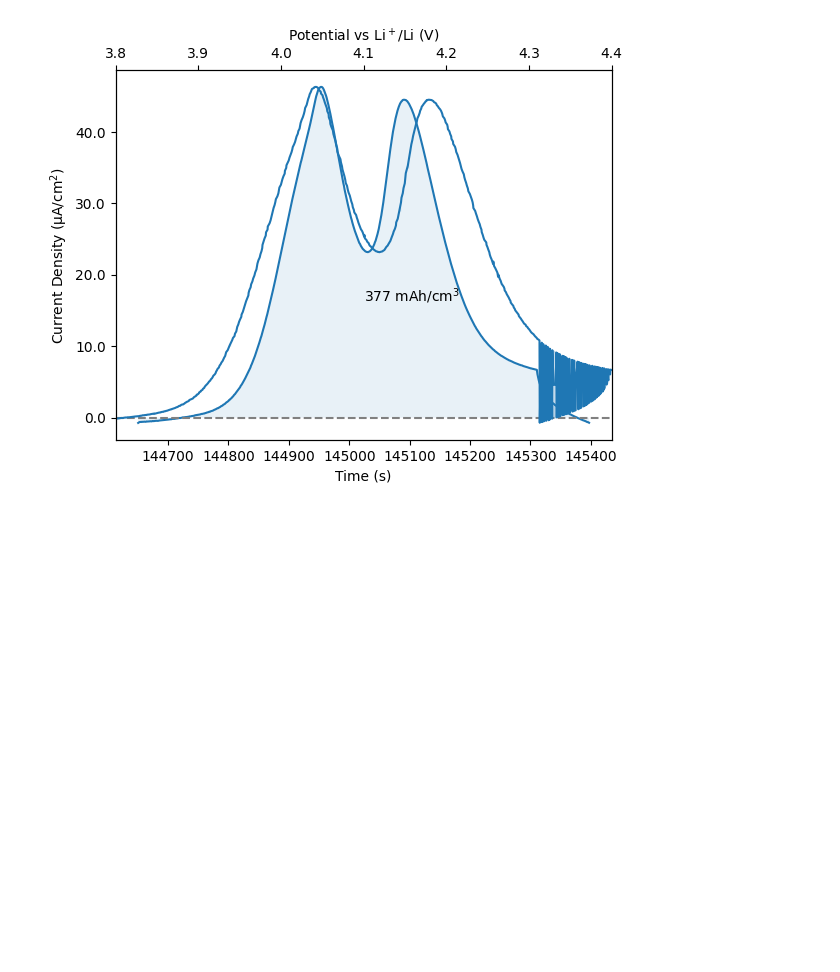
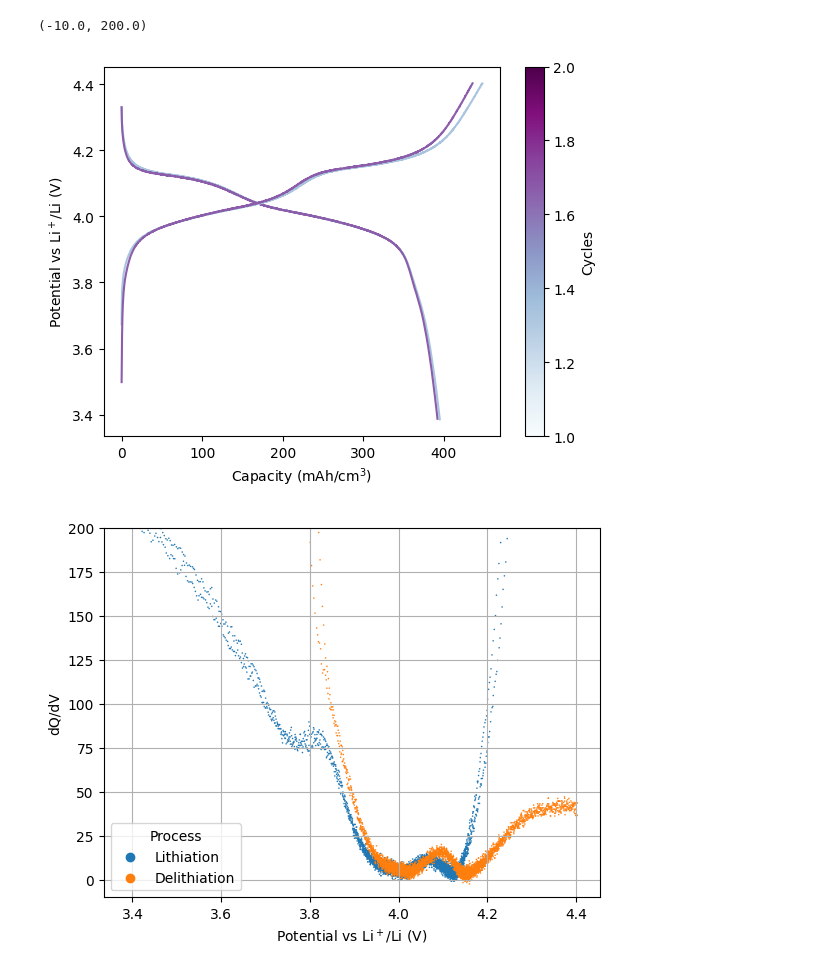
Before and after one commit to ridcil/Code, a Jupyter notebook: 2024/24LSB01.ipynb, the cells around one changed output. Cells and saved outputs as stored; diff of their text form; code cells hidden in the pictures; blank space fills up the shorter version.

```diff
--- a/2024/24LSB01.ipynb
+++ b/2024/24LSB01.ipynb
@@ -38,8 +38,6 @@ potentials = ['{:.2f}'.format(round(i, 4))  for i in np.arange(3.90, 4.20, 0.05)
 formatter_1e3 = ticker.FuncFormatter(lambda x, pos: "{:.1f}".format(x * 1e3))
 formatter_1e6 = ticker.FuncFormatter(lambda x, pos: "{:.1f}".format(x * 1e6))
 formatter_1e4 = ticker.FuncFormatter(lambda x, pos: "{:.1f}".format(x * 1e4))
-
-palette = 'cividis'
 # %%
 # Set up files for procedure 'LMO_CV_Galvcycl_EIS.nox' on Week 6 2024
 # Adapted from L23
@@ -346,6 +347,24 @@ std02_5c = cc(path, area, thickness, sample)
 # cc_plot(std02_5c, color_map, 100)
 # dq_dv_plot(std02_5c, color_map, 100)
 # plt.ylim(-10, 100)
+# %%
+# New LMO
+path = r'C:\Users\lopezb41\OneDrive - imec\Documents\Experiments\Data\Electrochemical\24LSB01\STD_CV_afterlowpot'
+setup_files(path)
+area = np.pi
+thickness = 90
+sample = 'LMO std'
+std02_lowp = cc(path, area, thickness, sample)
+# %%
+# LMO low pot plots
+# color_map = 'BuPu'
+cc_plot(std02_lowp, color_map, 100)
+dq_dv_plot(std02_lowp, color_map, 100)
+plt.ylim(-10, 200)
+# %% [output]
+(-10.0, 200.0)
+[figure, added]
+[figure, added]
 # %%
 # ###### Compile 1C, 2C and 5C
 # results = [std02_1C, std02_2c, std02_5c]
@@ -358,20 +377,3 @@ std02_5c = cc(path, area, thickness, sample)
 
 
 # #Remove data below 3.4 V
-# %%
-#### Capacity from CV
-
-
-area = np.pi
-df_a = std02_5c[0]
-fig, ax = plt.subplots(dpi = 100)
-# plt.xlim(0, 5000)
-ax.yaxis.set_major_formatter(formatter_1e6)
-ax.set_ylabel('Current Density (µA/cm$^2$)')
-
-capacity_cv(df_a, area, thickness, 0, 700)
-# capacity_cv(df_a, area, thickness, 700, 1900)
-# capacity_cv(df_a, area, thickness, 1900, 2550)
-# capacity_cv(df_a, area, thickness, 2550, 3800)
-# %% [output]
-[figure, removed]
```
Also changed, not shown: parts of 2 cells of this notebook, 2 other files.
